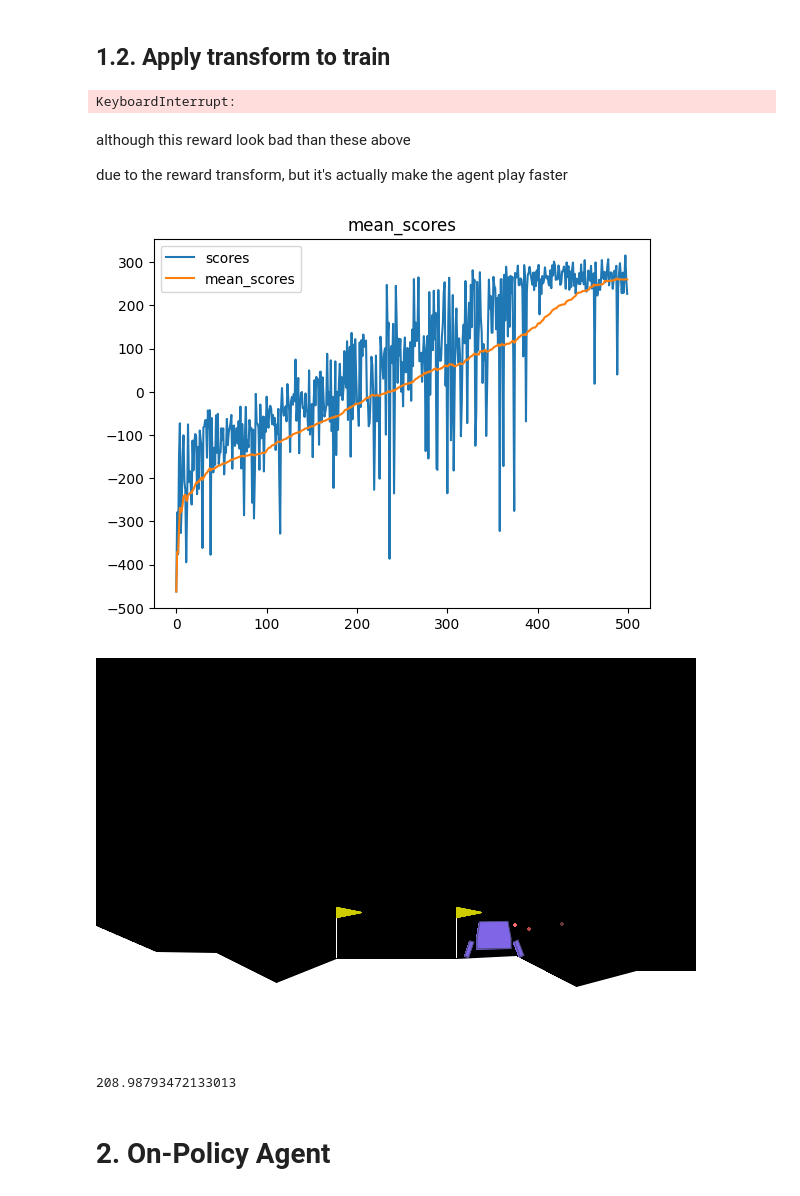
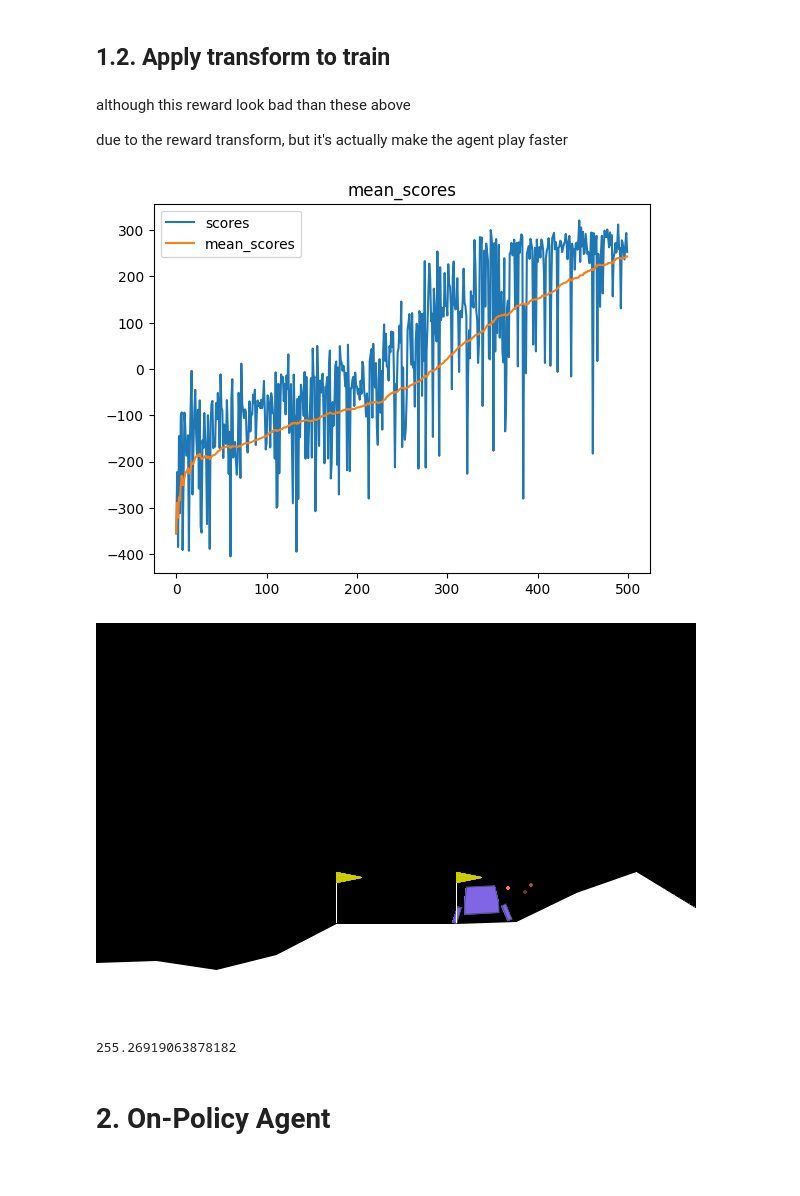
Before and after one commit to trinhminh11/Project-DL, a Jupyter notebook: example.ipynb, the cells around one changed output. Cells and saved outputs as stored; diff of their text form; code cells hidden in the pictures.

```diff
--- a/example.ipynb
+++ b/example.ipynb
@@ -244,9 +248,6 @@ agent.play_jupyter(env, seed = 0)
 # %% [markdown]
 ## 1.2. Apply transform to train
 # %%
-# Create a new environment instance
-env = ga.make(env_id)
-
 # Define a custom reward transformation class
 class RewardTransform(ga.Transform):
     def __init__(self, time_penalty = -0.00001) -> None:
@@ -259,15 +260,14 @@ class RewardTransform(ga.Transform):
         self.t += 1
         return reward + self.time_penalty * self.t
 
-    def reset(self):
+    def reset(self, **kwargs):
         # Reset the time step counter
         self.t = 0
 
 # Instantiate the reward transformation
 reward_tfm = RewardTransform()
 
-# Apply the reward transformation to the environment
-env.set_reward_transform(reward_tfm)
+env = ga.make(env_id, reward_transform=reward_tfm)
 # %%
 agent = DQN(
     policy=Policy(state_shape[0], [256, 256], len(action_space)),
@@ -276,8 +276,6 @@ agent = DQN(
 ).to('cuda')
 # %%
 info = agent.fit(n_games=n_games, deterministic=False, save_best=True, save_every=100, save_dir=chkpt_dir, progress_bar=tqdm)
-# %% [output]
-KeyboardInterrupt:
 # %% [markdown]
 although this reward look bad than these above
 
@@ -285,16 +283,16 @@ due to the reward transform, but it's actually make the agent play faster
 # %%
 utils.plotting(scores = info['scores'], mean_scores = info['mean_scores'])
 # %% [output]
-[figure, old version]
+[figure, new version]
 # %%
-env = ga.make(env_id, render_mode = 'rgb_array')
+env = ga.make(env_id, render_mode = 'rgb_array', reward_transform=reward_tfm)
 
 agent.load(chkpt_dir, "best")
 
-agent.play_jupyter(env, seed = 1)
+agent.play_jupyter(env, seed = 0)
 # %% [output]
-[figure, old version]
+[figure, new version]
-208.98793472133013
+255.26919063878182
 # %% [markdown]
 # 2. On-Policy Agent
 # %%
```
Also changed, not shown: parts of 14 cells of this notebook, 22 other files.
